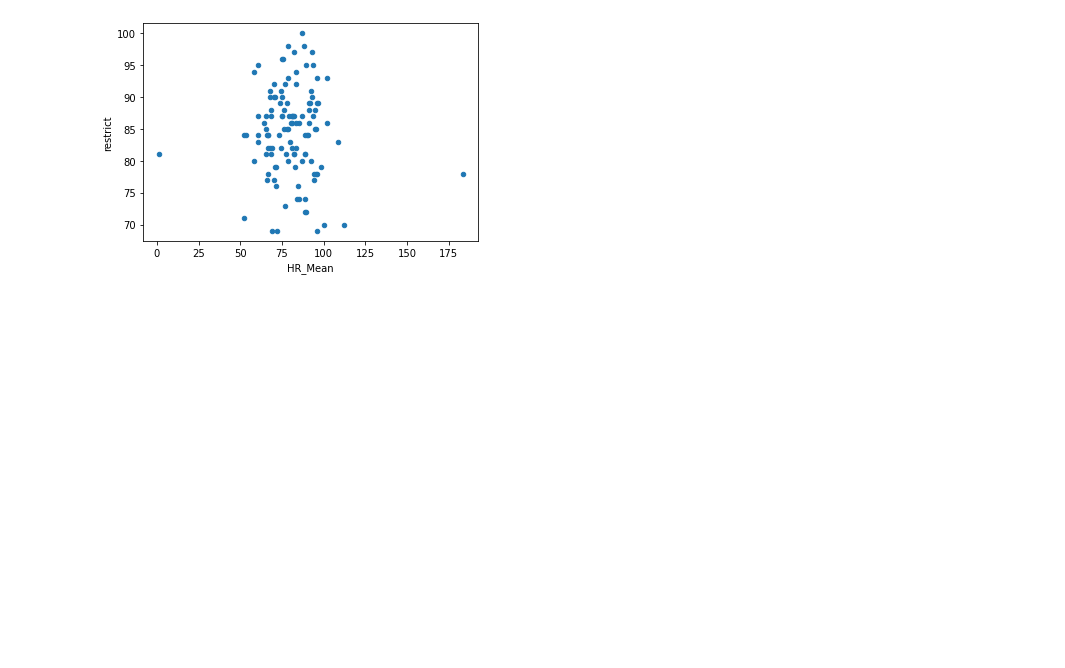
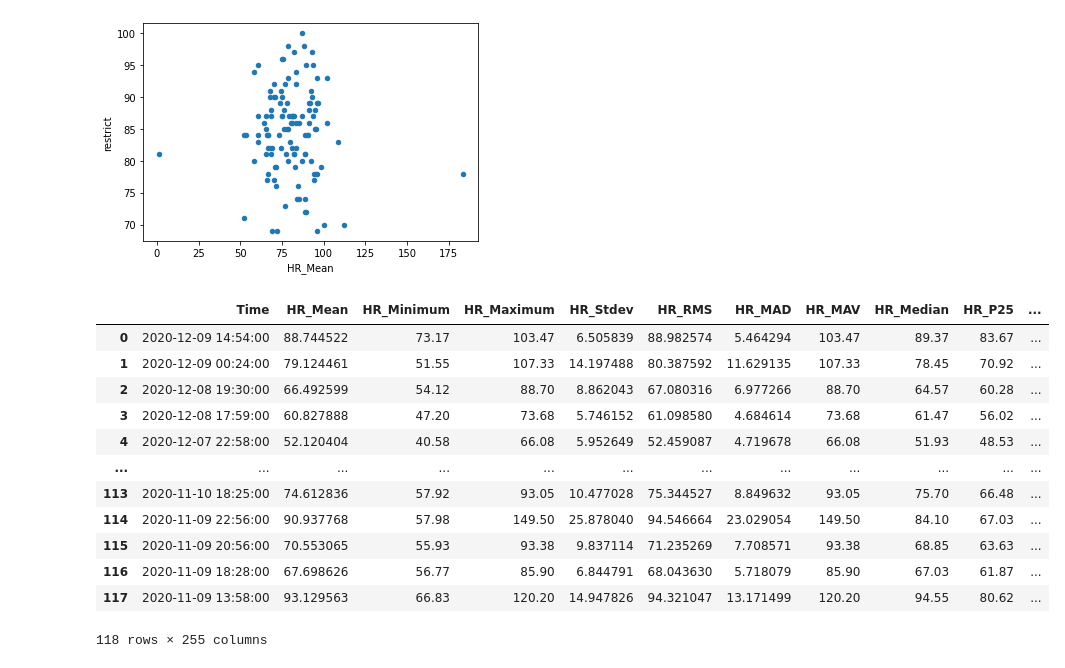
Before and after one commit to LSandovalAraujo/jpcs_special_issue, a Jupyter notebook: Normalizing and EMA Matching v2.2.19.ipynb, the cells around one changed output. Cells and saved outputs as stored; diff of their text form; code cells hidden in the pictures; blank space fills up the shorter version.

```diff
--- a/Normalizing and EMA Matching v2.2.19.ipynb
+++ b/Normalizing and EMA Matching v2.2.19.ipynb
@@ -301,3 +322,19 @@ corr_df.to_csv("""/Users/sandoval/Library/CloudStorage/Box-Box/R15 Sensor Prepro
 
 #this will save the summary features and EMA
 mydf.to_csv("""/Users/sandoval/Library/CloudStorage/Box-Box/R15 Sensor Preprocessing and Analysis/JPCS Special Issue/Summary Physio and EMA/PR003 Survey Window Summary.csv""")
+# %%
+mydf
+# %% [output]
+|  | Time | HR_Mean | HR_Minimum | HR_Maximum | HR_Stdev | HR_RMS | HR_MAD | HR_MAV | HR_Median | HR_P25 | ... |
+| 0 | 2020-12-09 14:54:00 | 88.744522 | 73.17 | 103.47 | 6.505839 | 88.982574 | 5.464294 | 103.47 | 89.37 | 83.67 | ... |
+| 1 | 2020-12-09 00:24:00 | 79.124461 | 51.55 | 107.33 | 14.197488 | 80.387592 | 11.629135 | 107.33 | 78.45 | 70.92 | ... |
+| 2 | 2020-12-08 19:30:00 | 66.492599 | 54.12 | 88.70 | 8.862043 | 67.080316 | 6.977266 | 88.70 | 64.57 | 60.28 | ... |
+| 3 | 2020-12-08 17:59:00 | 60.827888 | 47.20 | 73.68 | 5.746152 | 61.098580 | 4.684614 | 73.68 | 61.47 | 56.02 | ... |
+| 4 | 2020-12-07 22:58:00 | 52.120404 | 40.58 | 66.08 | 5.952649 | 52.459087 | 4.719678 | 66.08 | 51.93 | 48.53 | ... |
+| ... | ... | ... | ... | ... | ... | ... | ... | ... | ... | ... | ... |
+| 113 | 2020-11-10 18:25:00 | 74.612836 | 57.92 | 93.05 | 10.477028 | 75.344527 | 8.849632 | 93.05 | 75.70 | 66.48 | ... |
+| 114 | 2020-11-09 22:56:00 | 90.937768 | 57.98 | 149.50 | 25.878040 | 94.546664 | 23.029054 | 149.50 | 84.10 | 67.03 | ... |
+| 115 | 2020-11-09 20:56:00 | 70.553065 | 55.93 | 93.38 | 9.837114 | 71.235269 | 7.708571 | 93.38 | 68.85 | 63.63 | ... |
+| 116 | 2020-11-09 18:28:00 | 67.698626 | 56.77 | 85.90 | 6.844791 | 68.043630 | 5.718079 | 85.90 | 67.03 | 61.87 | ... |
+| 117 | 2020-11-09 13:58:00 | 93.129563 | 66.83 | 120.20 | 14.947826 | 94.321047 | 13.171499 | 120.20 | 94.55 | 80.62 | ... |
+118 rows × 255 columns
```
Also changed, not shown: parts of 2 cells of this notebook.
